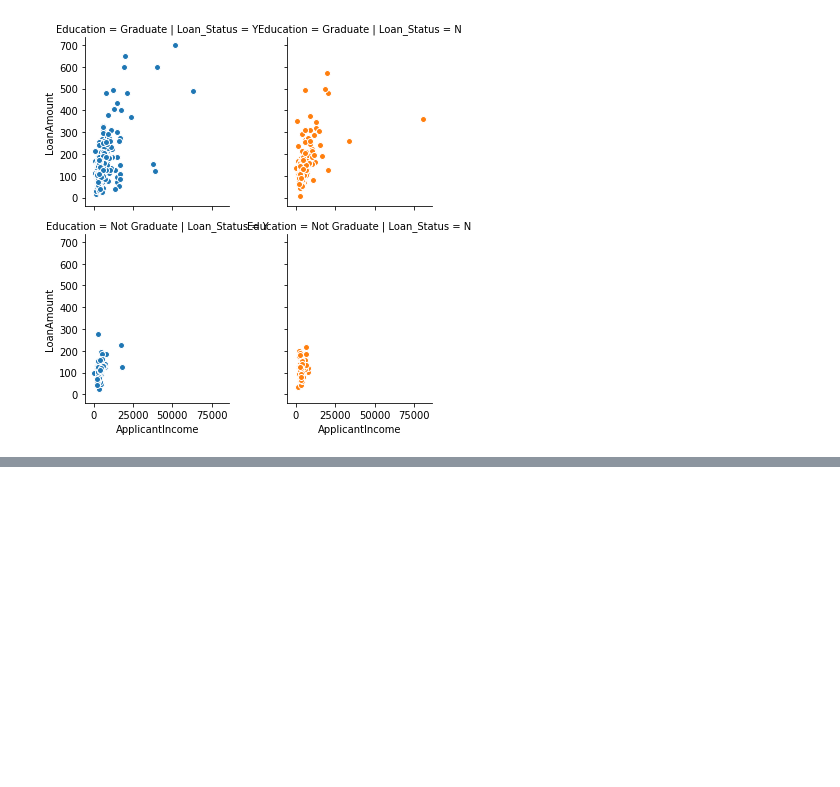
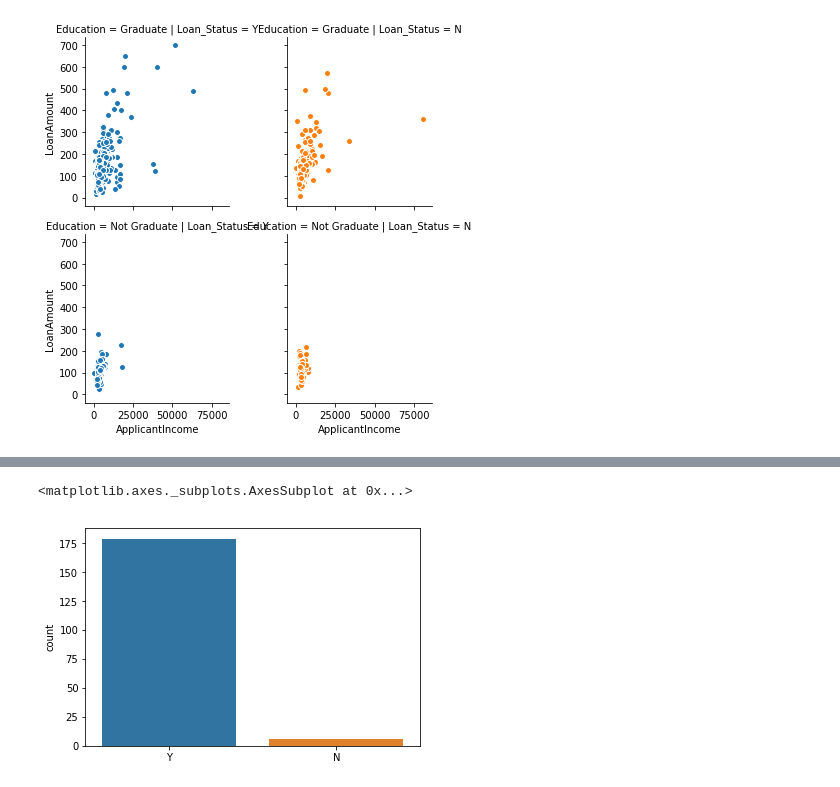
Before and after one commit to Abhishek768/loan_prediction, a Jupyter notebook: loan_prediction.ipynb, the cells around one changed output, grey strips where cells are left out. Cells and saved outputs as stored; diff of their text form; code cells hidden in the pictures; blank space fills up the shorter version.

```diff
--- a/loan_prediction.ipynb
+++ b/loan_prediction.ipynb
@@ -111,0 +129,3 @@ df.head(5)
+# %%
+scaled_x = scaled.fit_transform(X_train)
+test = scaled.transform(X_test)
@@ -111,0 +134,4 @@ df.head(5)
+# %%
+model = LogisticRegression()
+# %%
+model.fit(scaled_x, y_train)
@@ -111,0 +144,2 @@ df.head(5)
+# %%
+predict = model.predict(test)
@@ -111,0 +164,5 @@ df.head(5)
+# %%
+snp.countplot(predict)
+# %% [output]
+<matplotlib.axes._subplots.AxesSubplot at 0x...>
+[figure, added]
```
Also changed, not shown: parts of 13 cells of this notebook.
